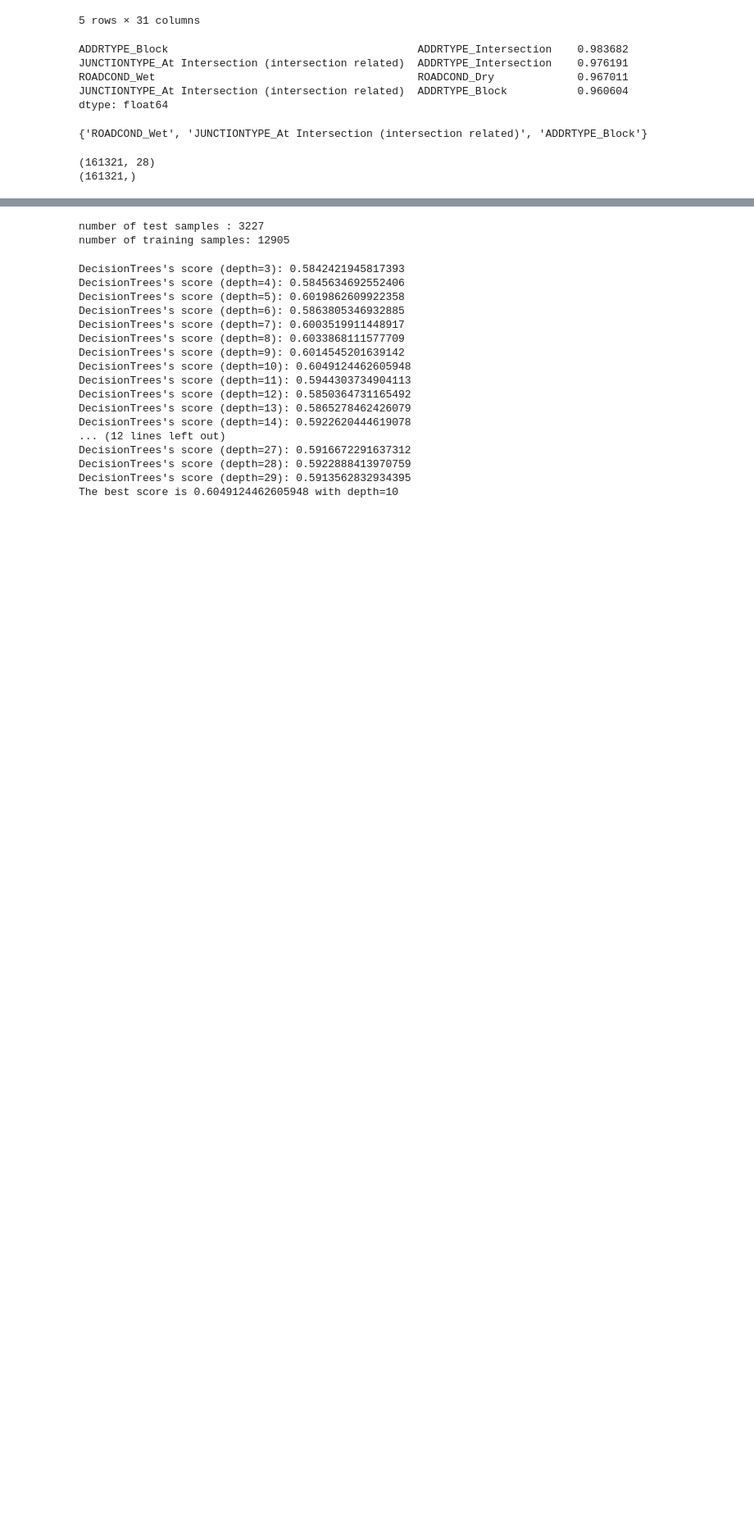
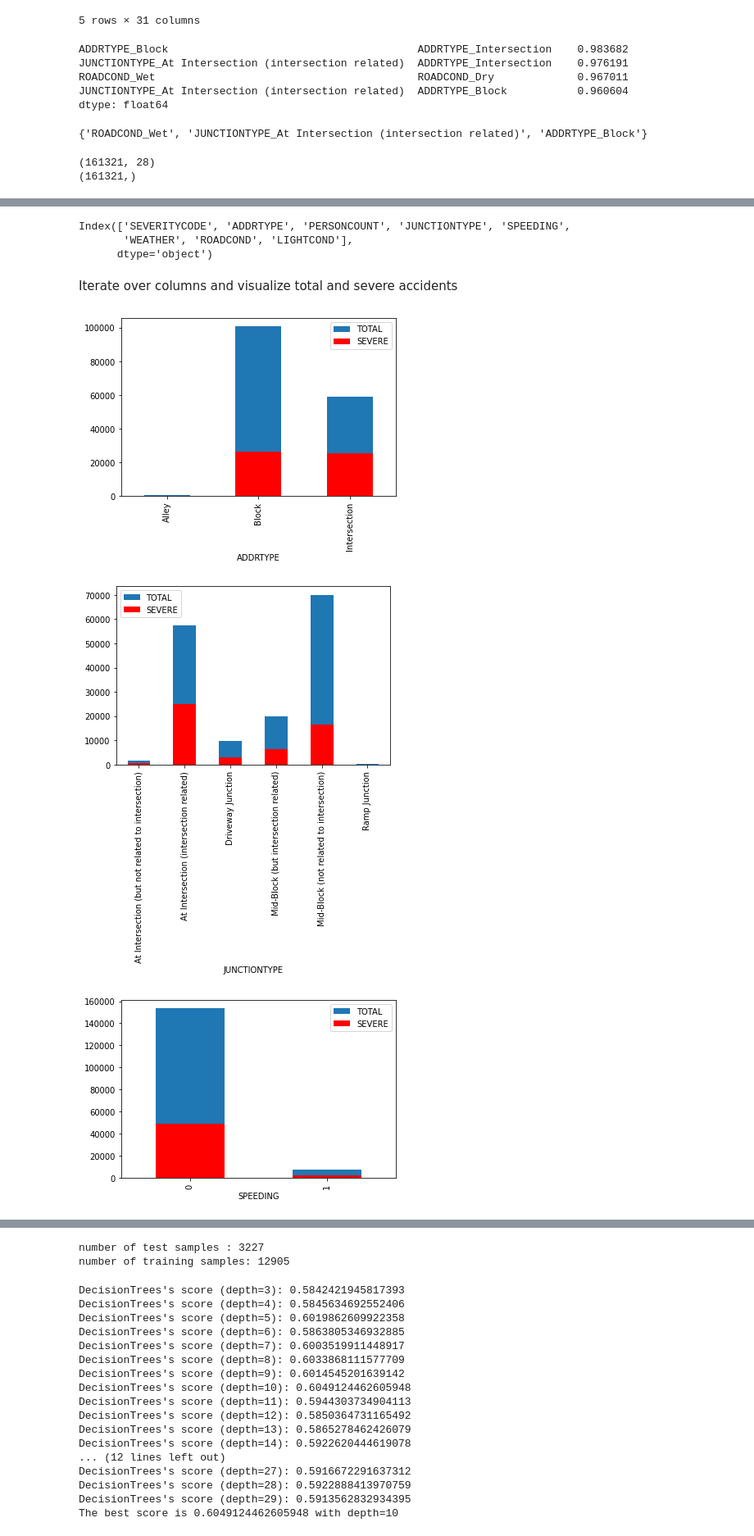
Before and after one commit to strakh/Coursera_Capstone, a Jupyter notebook: capstone.ipynb, the cells around one changed output, grey strips where cells are left out. Shown at 82% size. Drawn from its saved outputs; the diff is of its cells as text; code cells hidden in the pictures; blank space fills up the shorter version.

```diff
--- a/capstone.ipynb
+++ b/capstone.ipynb
@@ -202,0 +205,2 @@ X.head()
+# %%
+vizX = pd.DataFrame(X)
@@ -326,0 +356,3 @@ X_columns = X.columns
+# %%
+vizX['SEVERITYCODE'] = y
+vizX.head()
@@ -326,0 +366,21 @@ X_columns = X.columns
+# %%
+vizX.columns
+# %% [output]
+Index(['SEVERITYCODE', 'ADDRTYPE', 'PERSONCOUNT', 'JUNCTIONTYPE', 'SPEEDING',
+       'WEATHER', 'ROADCOND', 'LIGHTCOND'],
+      dtype='object')
+# %% [markdown]
+Iterate over columns and visualize total and severe accidents
+# %%
+for field in ['ADDRTYPE', 'JUNCTIONTYPE', 'SPEEDING', 'WEATHER', 'ROADCOND', 'LIGHTCOND']:
+    total = vizX.groupby(field).count()[["SEVERITYCODE"]]
+    total.columns = ["TOTAL"]
+    a = total.plot.bar()
+    severe = vizX.groupby(field).sum()[["SEVERITYCODE"]]
+    severe.columns = ["SEVERE"]
+    severe.plot.bar(ax =a, color='red')
+    plt.savefig(f"explore_{field}.png")
+# %% [output]
+[figure, added]
+[figure, added]
+[figure, added]
```
Also changed, not shown: parts of 19 cells of this notebook, 26 other files.
